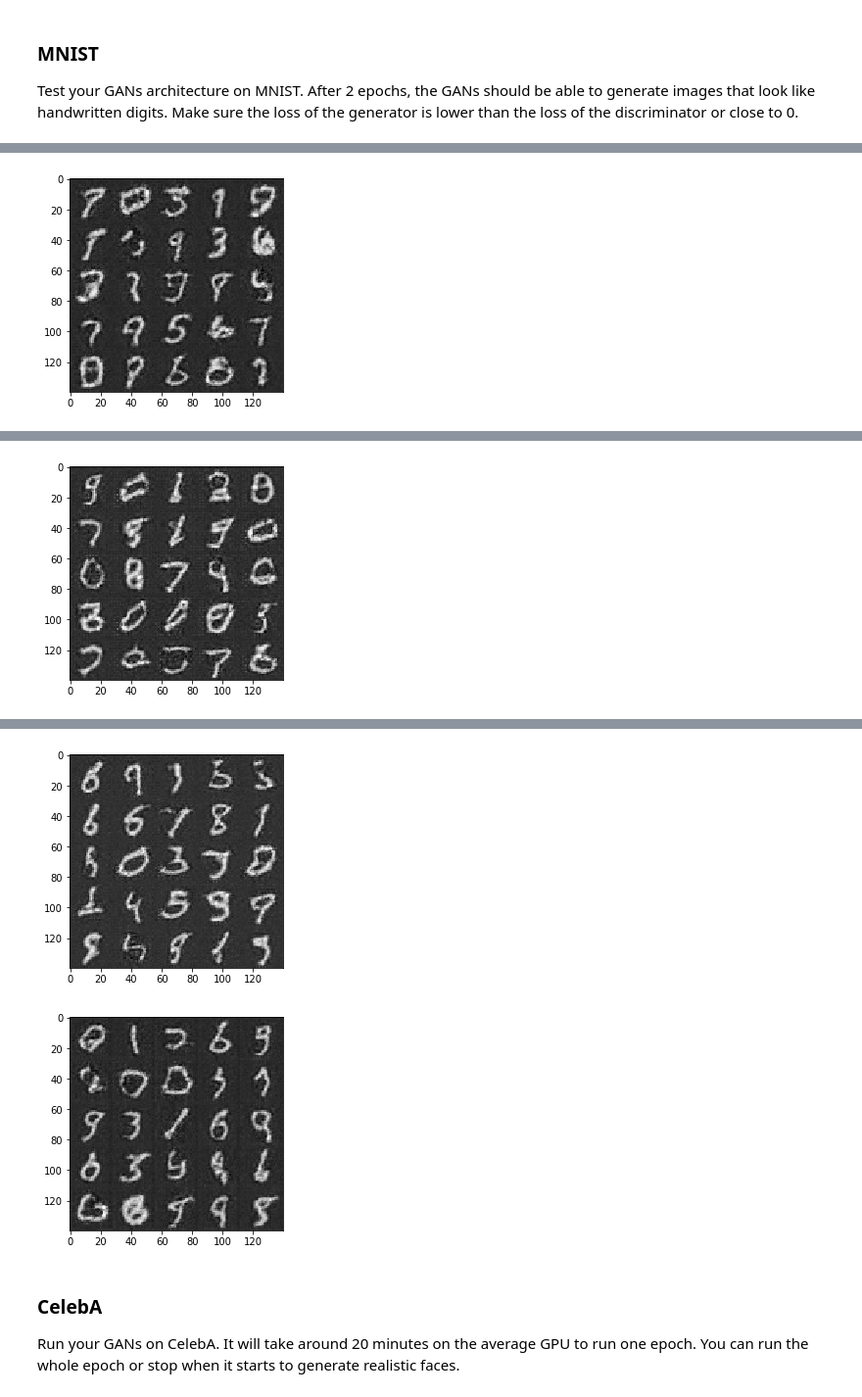
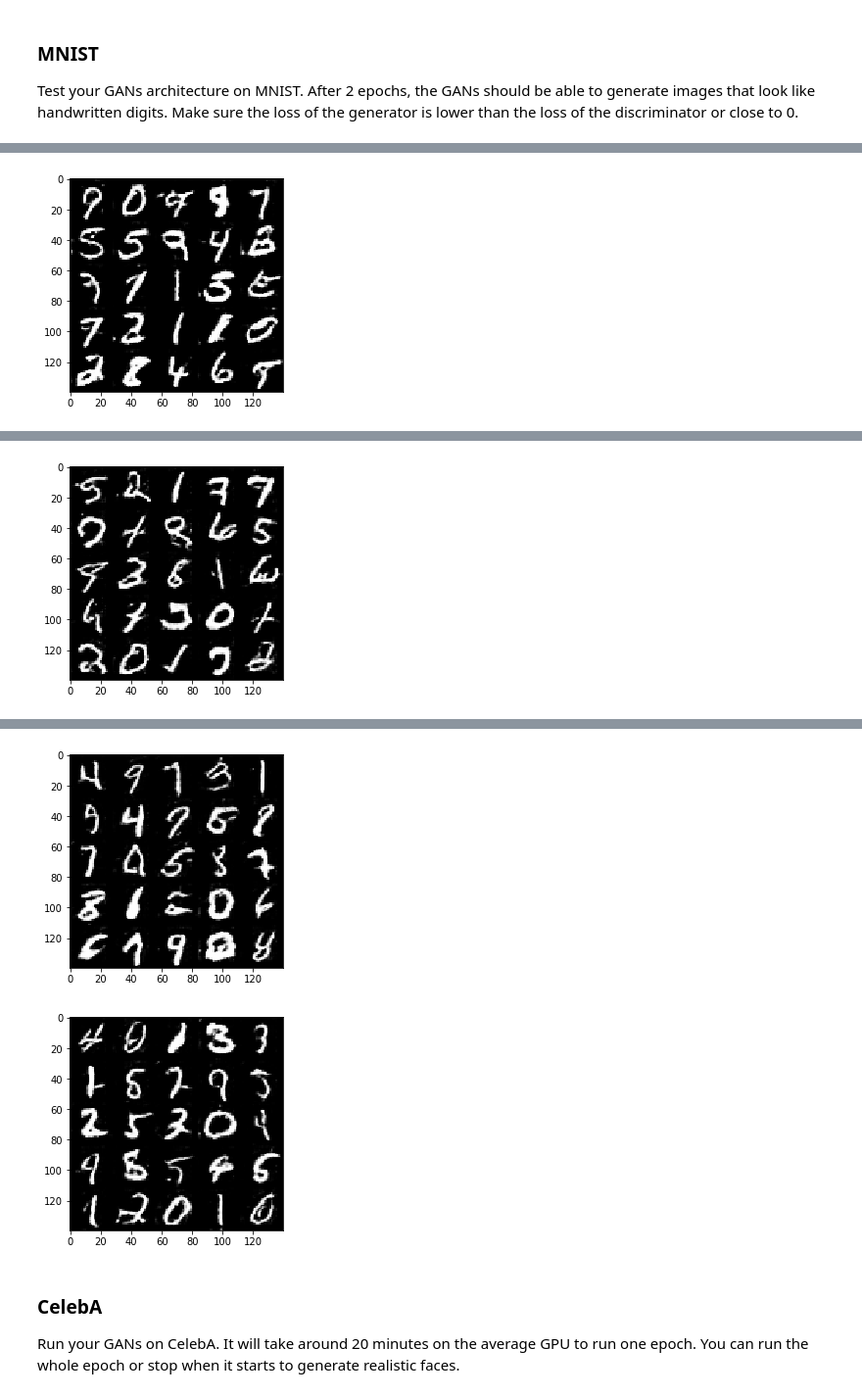
Before and after one commit to sjamthe/DLND, a Jupyter notebook: face_generation/dlnd_face_generation.ipynb, the cells around one changed output, grey strips where cells are left out. Shown at 98% size. Drawn from its saved outputs; the diff is of its cells as text; code cells hidden in the pictures.

```diff
--- a/face_generation/dlnd_face_generation.ipynb
+++ b/face_generation/dlnd_face_generation.ipynb
@@ -150,18 +152,21 @@ def discriminator(images, reuse=False, alpha=0.2):
 
         # Input layer is 28x28x3 or 28x28x1
         #print (images.shape)
-        x1 = tf.layers.conv2d(images, 64, 5, strides=2, padding='same')
+        x1 = tf.layers.conv2d(images, 64, 5, strides=2, padding='same'
+                              ,kernel_initializer=tf.contrib.layers.xavier_initializer_conv2d())
         relu1 = tf.maximum(alpha * x1, x1)
         #print (relu1.shape)
         # 14x14x64
 
-        x2 = tf.layers.conv2d(relu1, 128, 5, strides=2, padding='same')
+        x2 = tf.layers.conv2d(relu1, 128, 5, strides=2, padding='same'
+                              ,kernel_initializer=tf.contrib.layers.xavier_initializer_conv2d())
         bn2 = tf.layers.batch_normalization(x2, training=True)
         relu2 = tf.maximum(alpha * bn2, bn2)
         #print (relu2.shape)
         # 7x7x128
 
-        x3 = tf.layers.conv2d(relu2, 256, 5, strides=2, padding='same')
+        x3 = tf.layers.conv2d(relu2, 256, 5, strides=2, padding='same'
+                              ,kernel_initializer=tf.contrib.layers.xavier_initializer_conv2d())
         bn3 = tf.layers.batch_normalization(x3, training=True)
         relu3 = tf.maximum(alpha * bn3, bn3)
         #print(relu3.shape)
@@ -208,20 +213,23 @@ def generator(z, out_channel_dim, is_train=True, reuse=False,  alpha=0.2):
         #print (x1.shape)
         # 3x3x512 now
 
-        x2 = tf.layers.conv2d_transpose(x1, 256, 5, strides=2, padding='same')
+        x2 = tf.layers.conv2d_transpose(x1, 256, 5, strides=2, padding='same'
+                                       ,kernel_initializer=tf.contrib.layers.xavier_initializer_conv2d())
         x2 = tf.layers.batch_normalization(x2, training=is_train)
         x2 = tf.maximum(alpha * x2, x2)
         #print (x2.shape)
         # 7x7x256 now
 
-        x3 = tf.layers.conv2d_transpose(x2, 128, 5, strides=2, padding='same')
+        x3 = tf.layers.conv2d_transpose(x2, 128, 5, strides=2, padding='same'
+                                       ,kernel_initializer=tf.contrib.layers.xavier_initializer_conv2d())
         x3 = tf.layers.batch_normalization(x3, training=is_train)
         x3 = tf.maximum(alpha * x3, x3)
         #print (x3.shape)
         # 14x14x128 now
 
         # Output layer
-        logits = tf.layers.conv2d_transpose(x3, out_channel_dim, 3, strides=1, padding='same')
+        logits = tf.layers.conv2d_transpose(x3, out_channel_dim, 3, strides=1, padding='same'
+                                           ,kernel_initializer=tf.contrib.layers.xavier_initializer_conv2d())
         #print (logits)
         # 28x28xout_channel_dim now
 
@@ -252,18 +260,21 @@ def model_loss(input_real, input_z, out_channel_dim, alpha=0.2):
     :return: A tuple of (discriminator loss, generator loss)
     """
     # TODO: Implement Function
+    smooth = 0.1
+
     g_model = generator(input_z, out_channel_dim, reuse=False, alpha=alpha)
     d_model_real, d_logits_real = discriminator(input_real, alpha=alpha)
     d_model_fake, d_logits_fake = discriminator(g_model, reuse=True, alpha=alpha)
 
     d_loss_real = tf.reduce_mean(
-        tf.nn.sigmoid_cross_entropy_with_logits(logits=d_logits_real, labels=tf.ones_like(d_model_real)))
+        tf.nn.sigmoid_cross_entropy_with_logits(logits=d_logits_real,labels=
+                                                tf.ones_like(d_model_real)* (1 - smooth)))
     d_loss_fake = tf.reduce_mean(
         tf.nn.sigmoid_cross_entropy_with_logits(logits=d_logits_fake, labels=tf.zeros_like(d_model_fake)))
     g_loss = tf.reduce_mean(
         tf.nn.sigmoid_cross_entropy_with_logits(logits=d_logits_fake, labels=tf.ones_like(d_model_fake)))
 
-    d_loss = d_loss_real + d_loss_fake
+    d_loss = (d_loss_real + d_loss_fake)
 
     return d_loss, g_loss
 
@@ -360,8 +371,8 @@ def train(epoch_count, batch_size, z_dim, learning_rate, beta1, get_batches, dat
     # TODO: Build Model
     samples, losses = [], []
     steps = 0
-    print_every=100
-    show_every=300
+    show_every=int(20000/batch_size)
+    print_every=show_every/5
 
     input_real, input_z, l_rate = model_inputs(data_shape[1], data_shape[2], data_shape[3], z_dim)
     d_loss, g_loss = model_loss(input_real, input_z, data_shape[3], alpha=alpha)
@@ -374,6 +385,11 @@ def train(epoch_count, batch_size, z_dim, learning_rate, beta1, get_batches, dat
             for batch_images in get_batches(batch_size):
                 # TODO: Train Model
                 steps += 1
+
+                #reshape images so they have min & max of -1,1 and mean of 0
+                #to match tanh output from generator
+                #current input is -0.5 to 0.5 for both datasets
+                batch_images = batch_images*2
 
                 # Sample random noise for G
                 batch_z = np.random.uniform(-1, 1, size=(batch_size, z_dim))
@@ -395,7 +411,7 @@ def train(epoch_count, batch_size, z_dim, learning_rate, beta1, get_batches, dat
                     # Save losses to view after training
                     losses.append((train_loss_d, train_loss_g))
 
-                if steps % show_every == 0:
+                if steps % show_every == 0 or steps == 1:
                     show_generator_output(sess, show_n_images, input_z, data_shape[3],  data_image_mode)
 
         saver.save(sess, './checkpoints/generator.ckpt')
@@ -404,10 +420,10 @@ def train(epoch_count, batch_size, z_dim, learning_rate, beta1, get_batches, dat
 ### MNIST
 Test your GANs architecture on MNIST.  After 2 epochs, the GANs should be able to generate images that look like handwritten digits.  Make sure the loss of the generator is lower than the loss of the discriminator or close to 0.
 # %%
-batch_size = 64
+batch_size = 8
 z_dim = 10
 learning_rate = .0002
-beta1 = 0.3
+beta1 = 0.9
 
 
 """
@@ -416,6 +432,8 @@ DON'T MODIFY ANYTHING IN THIS CELL THAT IS BELOW THIS LINE
 epochs = 2
 
 mnist_dataset = helper.Dataset('mnist', glob(os.path.join(data_dir, 'mnist/*.jpg')))
+
+#print (len(mnist_dataset.data_files))
 with tf.Graph().as_default():
     train(epochs, batch_size, z_dim, learning_rate, beta1, mnist_dataset.get_batches,
           mnist_dataset.shape, mnist_dataset.image_mode)
@@ -438 +465 @@ with tf.Graph().as_default():
-[figure, old version]
+[figure, new version]
@@ -442 +471 @@ with tf.Graph().as_default():
-[figure, old version]
+[figure, new version]
@@ -446,5 +477,5 @@ with tf.Graph().as_default():
-[figure, old version]
-[figure, old version]
+[figure, new version]
+[figure, added]
 # %% [markdown]
 ### CelebA
 Run your GANs on CelebA.  It will take around 20 minutes on the average GPU to run one epoch.  You can run the whole epoch or stop when it starts to generate realistic faces.
```
Also changed, not shown: parts of 4 cells of this notebook, 1 other file.
